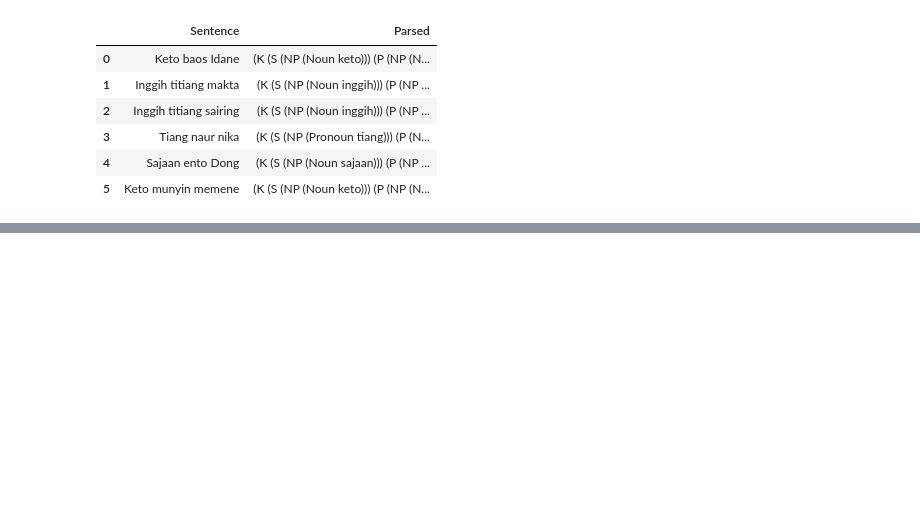
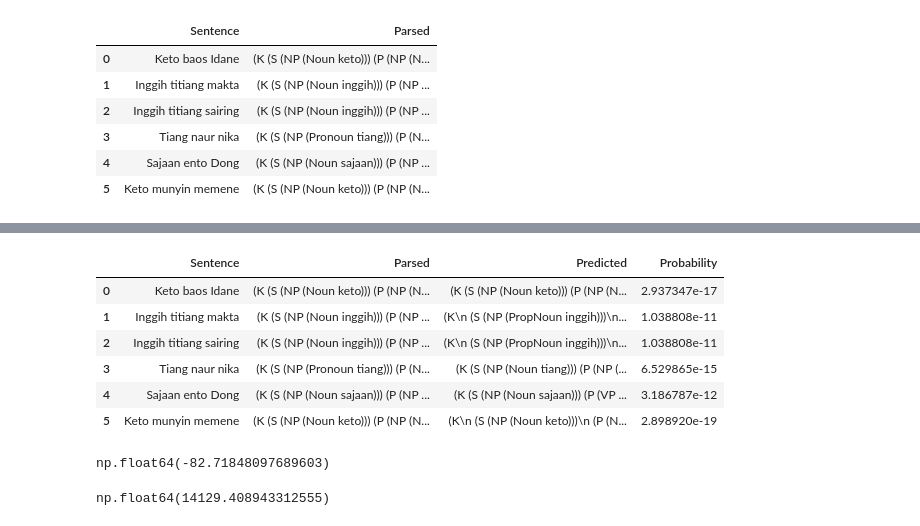
Before and after one commit to SuryaAdiPalguna/NLP-Code, a Jupyter notebook: Evaluation.ipynb, the cells around one changed output, grey strips where cells are left out. Saved outputs shown, nothing was run; the diff lists cells and outputs as text; code cells hidden in the pictures; blank space fills up the shorter version.

```diff
--- a/Evaluation.ipynb
+++ b/Evaluation.ipynb
@@ -135,0 +139,11 @@ See the caveats in the documentation: https://pandas.pydata.org/pandas-docs/stab
+# %%
+df["Probability"] = df["Probability"].astype(float)
+df
+# %% [output]
+|  | Sentence | Parsed | Predicted | Probability |
+| 0 | Keto baos Idane | (K (S (NP (Noun keto))) (P (NP (N... | (K (S (NP (Noun keto))) (P (NP (N... | 2.937347e-17 |
+| 1 | Inggih titiang makta | (K (S (NP (Noun inggih))) (P (NP ... | (K\n (S (NP (PropNoun inggih)))\n... | 1.038808e-11 |
+| 2 | Inggih titiang sairing | (K (S (NP (Noun inggih))) (P (NP ... | (K\n (S (NP (PropNoun inggih)))\n... | 1.038808e-11 |
+| 3 | Tiang naur nika | (K (S (NP (Pronoun tiang))) (P (N... | (K (S (NP (Noun tiang))) (P (NP (... | 6.529865e-15 |
+| 4 | Sajaan ento Dong | (K (S (NP (Noun sajaan))) (P (NP ... | (K (S (NP (Noun sajaan))) (P (VP ... | 3.186787e-12 |
+| 5 | Keto munyin memene | (K (S (NP (Noun keto))) (P (NP (N... | (K\n (S (NP (Noun keto)))\n (P (N... | 2.898920e-19 |
@@ -136,2 +152,12 @@ See the caveats in the documentation: https://pandas.pydata.org/pandas-docs/stab
+# %%
+log_likelihood = df["Probability"].apply(lambda p: math.log10(p)).sum()
+log_likelihood
+# %% [output]
+np.float64(-82.71848097689603)
+# %%
+perplexity = 2**((-1 / len(df)) * log_likelihood)
+perplexity
+# %% [output]
+np.float64(14129.408943312555)
 # %%
 df.to_excel("raw/tested_kalimat_.xlsx", index=False)
```
Also changed, not shown: parts of 3 cells of this notebook, 2 other files.
